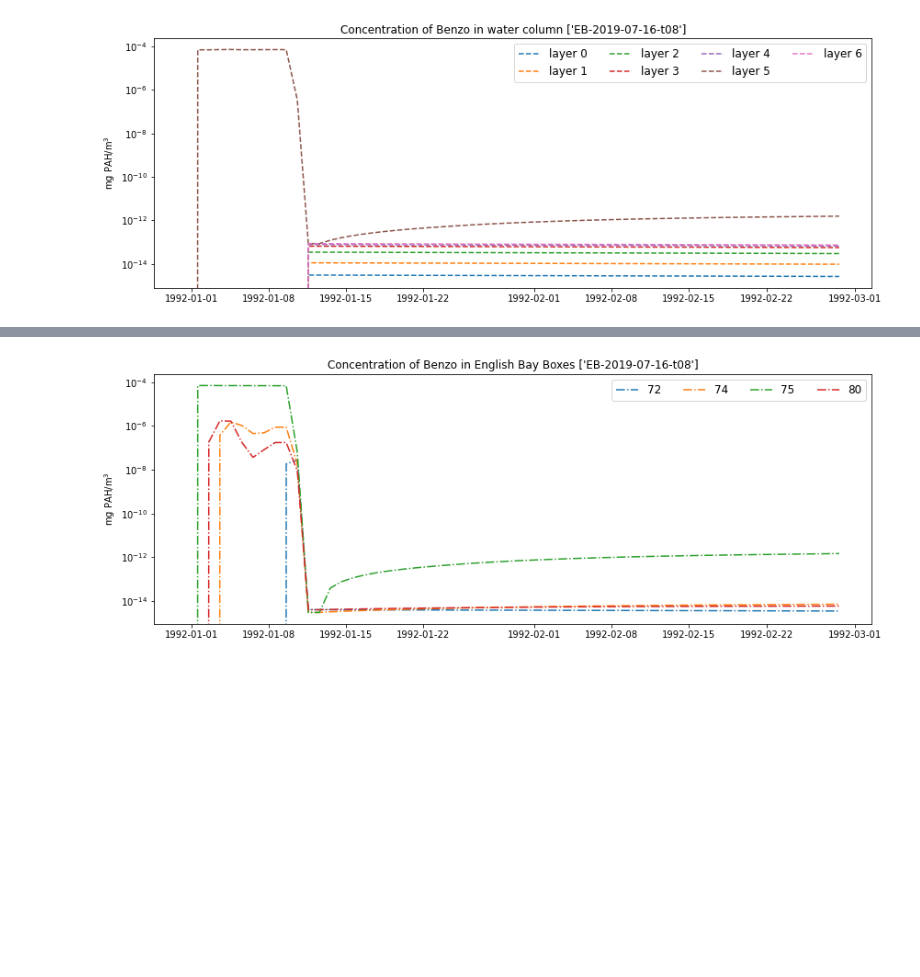
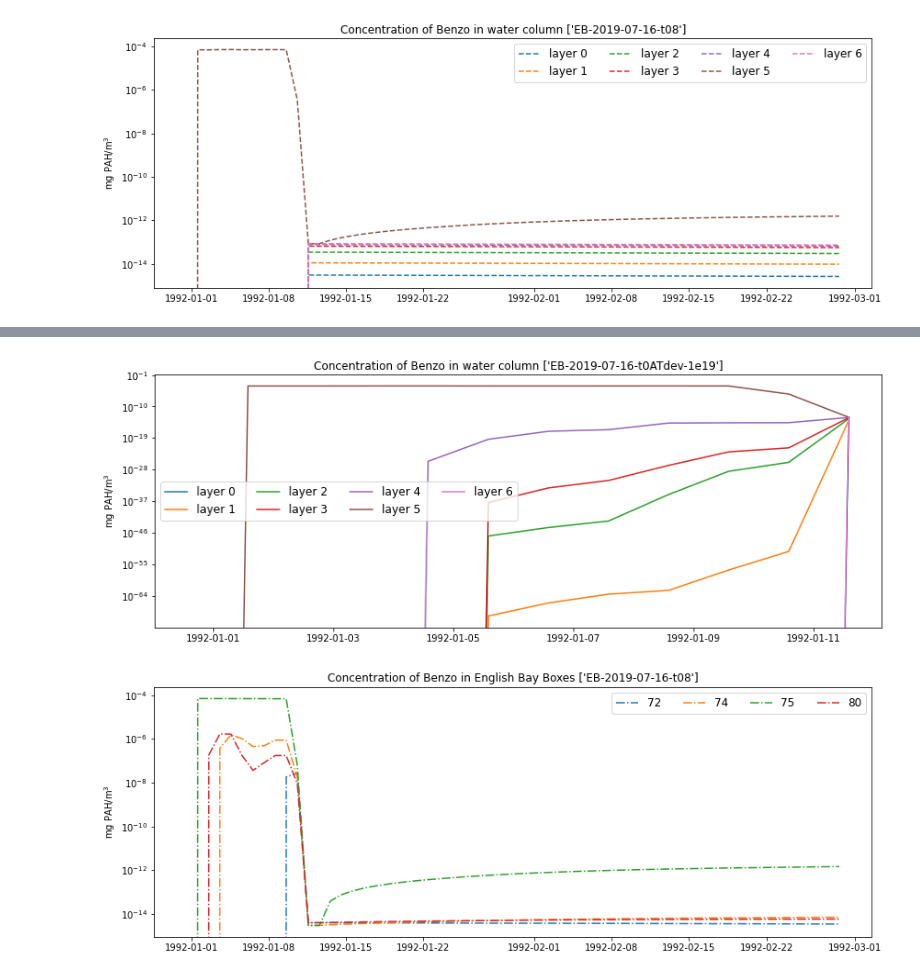
Before and after one commit to SS-Atlantis/Lovindeeretal-MPRI1paper, a Jupyter notebook: SSAM-smother-test.ipynb, the cells around one changed output, grey strips where cells are left out. Cells and saved outputs as stored; diff of their text form; code cells hidden in the pictures; blank space fills up the shorter version.

```diff
--- a/SSAM-smother-test.ipynb
+++ b/SSAM-smother-test.ipynb
@@ -112,3 +110,14 @@ ax.legend(['layer 0', 'layer 1', 'layer 2', 'layer 3', 'layer 4', 'layer 5', 'la
+# %%
+fig, ax = plt.subplots(figsize = (14,5))
+for scenario, name in zip(scenario_datasets[10:11],scenario_names[10:11]):
+    contam_tbl = scenario.variables['Benzo'][start:end,:,:]
+    contam_t = contam_tbl.sum(axis=1)
+    ax.semilogy(scenario.t[start:end], contam_t, linestyle=next(line_styles))
+ax.set_title('Concentration of Benzo in water column '+str(scenario_names[10:11]), fontsize = 12)
+ax.set_ylabel('mg PAH/m$^3$')
+ax.legend(['layer 0', 'layer 1', 'layer 2', 'layer 3', 'layer 4', 'layer 5', 'layer 6'], fontsize=12, ncol=4); #loc='upper left', bbox_to_anchor=(1.05, 1), loc='upper center',
+# %% [output]
+[figure, added]
 # %%
 fig, ax = plt.subplots(figsize = (14,5))
 for scenario, name in zip(scenario_datasets[5:6],scenario_names[5:6]):
```
Also changed, not shown: parts of 36 cells of this notebook, 28 other files.
